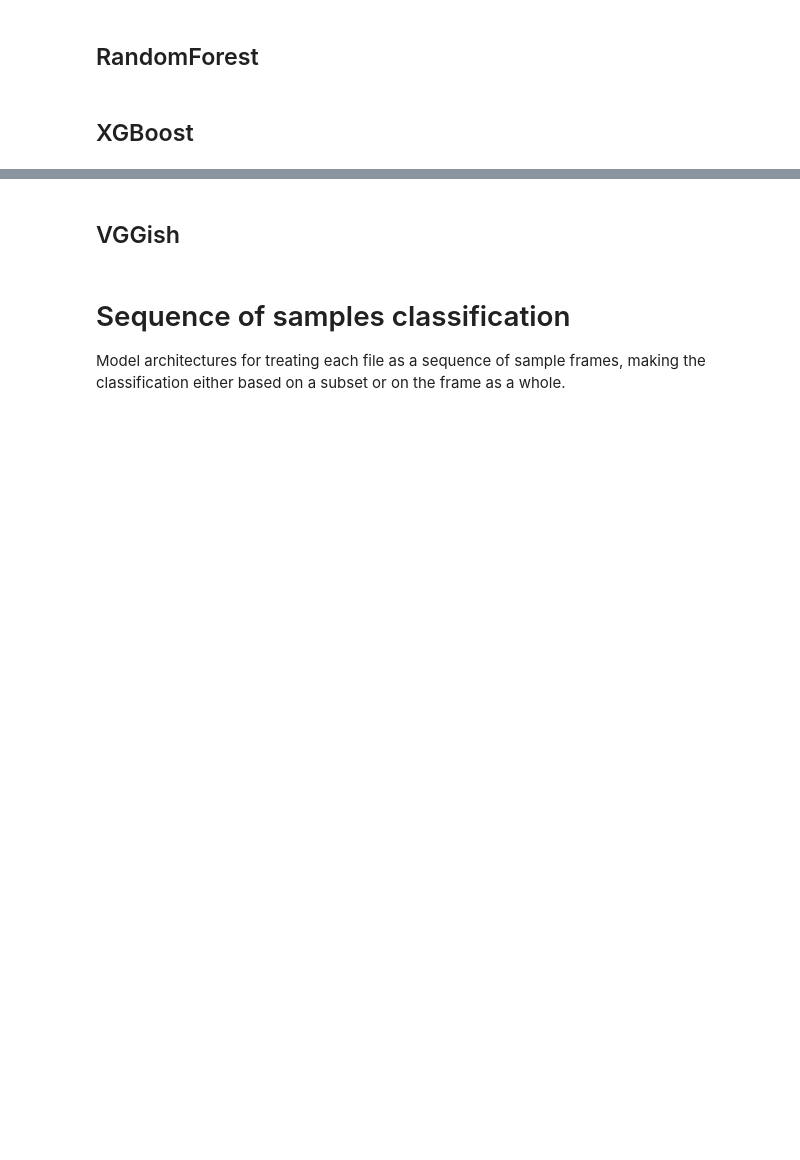
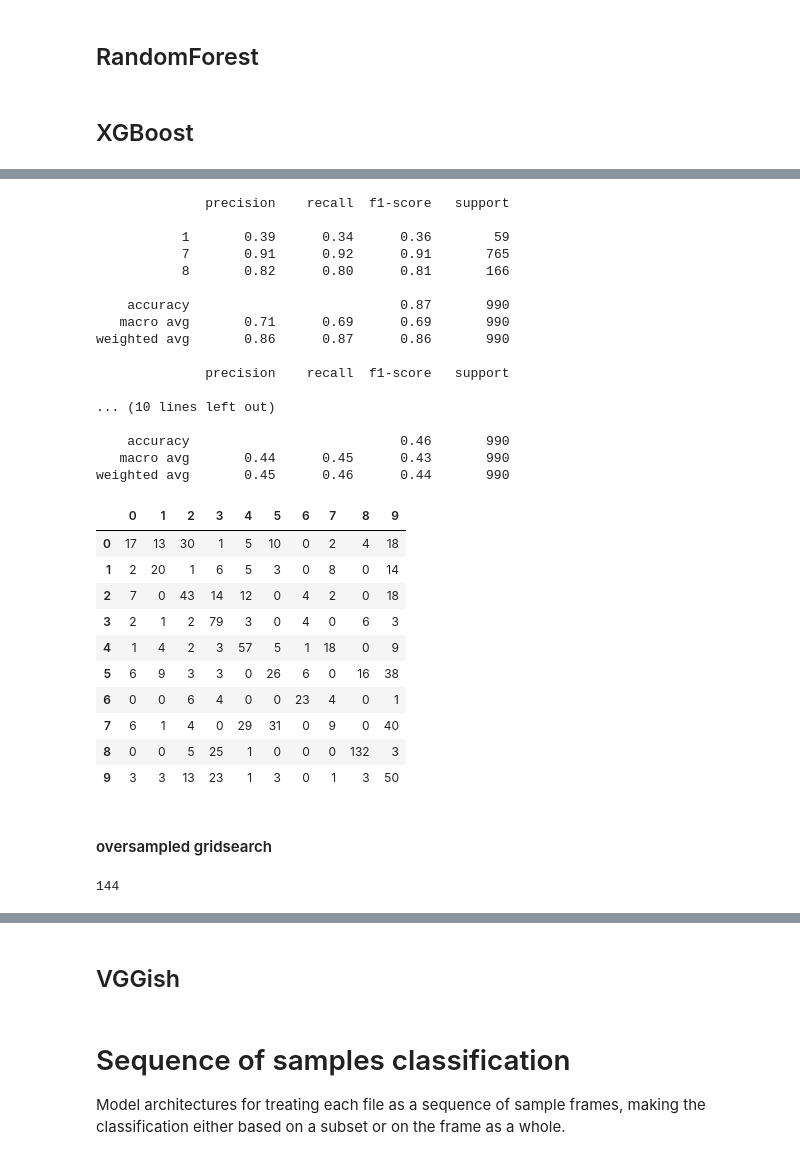
Before and after one commit to axelth/hasp, a Jupyter notebook: notebooks/axelth_849_modeling.ipynb, the cells around one changed output, grey strips where cells are left out. Drawn from its saved outputs; the diff is of its cells as text; code cells hidden in the pictures; blank space fills up the shorter version.

```diff
--- a/notebooks/axelth_849_modeling.ipynb
+++ b/notebooks/axelth_849_modeling.ipynb
@@ -124,0 +182,3 @@ weighted avg       0.48      0.49      0.47       990
+# %%
+oversampled_pipe = make_oversampled_feature_pipeline()
+oversampled_pipe
@@ -124,0 +217,7 @@ weighted avg       0.48      0.49      0.47       990
+# %%
+oversampled_pipe.set_params(estimator=XGBClassifier(n_estimators=400,
+                              learning_rate=0.025,
+                              max_depth=8,
+                              objective='multi:softmax',
+                              nthread=4),
+                           mean_mfcc__kw_args={'fmin':300, 'fmax':4000})
@@ -124,0 +242,3 @@ weighted avg       0.48      0.49      0.47       990
+# %%
+%%time
+oversampled_pipe.fit(train_fold, train_y);
@@ -124,0 +268,54 @@ weighted avg       0.48      0.49      0.47       990
+# %%
+xgb_ovsamp_val_pred = oversampled_pipe.predict(val_fold)
+print(classification_report(
+    combine_classes([1, 8], val_y),
+    combine_classes([1, 8], xgb_ovsamp_val_pred)
+))
+print(classification_report(
+     val_y,
+    xgb_ovsamp_val_pred))
+pd.DataFrame(confusion_matrix(val_y, xgb_ovsamp_val_pred),
+             index=[0,1,2,3,4,5,6,7,8,9],
+             columns=[0,1,2,3,4,5,6,7,8,9])
+# %% [output]
+              precision    recall  f1-score   support
+
+           1       0.39      0.34      0.36        59
+           7       0.91      0.92      0.91       765
+           8       0.82      0.80      0.81       166
+
+    accuracy                           0.87       990
+   macro avg       0.71      0.69      0.69       990
+weighted avg       0.86      0.87      0.86       990
+
+              precision    recall  f1-score   support
+
+... (10 lines left out)
+
+    accuracy                           0.46       990
+   macro avg       0.44      0.45      0.43       990
+weighted avg       0.45      0.46      0.44       990
+|  | 0 | 1 | 2 | 3 | 4 | 5 | 6 | 7 | 8 | 9 |
+| 0 | 17 | 13 | 30 | 1 | 5 | 10 | 0 | 2 | 4 | 18 |
+| 1 | 2 | 20 | 1 | 6 | 5 | 3 | 0 | 8 | 0 | 14 |
+| 2 | 7 | 0 | 43 | 14 | 12 | 0 | 4 | 2 | 0 | 18 |
+| 3 | 2 | 1 | 2 | 79 | 3 | 0 | 4 | 0 | 6 | 3 |
+| 4 | 1 | 4 | 2 | 3 | 57 | 5 | 1 | 18 | 0 | 9 |
+| 5 | 6 | 9 | 3 | 3 | 0 | 26 | 6 | 0 | 16 | 38 |
+| 6 | 0 | 0 | 6 | 4 | 0 | 0 | 23 | 4 | 0 | 1 |
+| 7 | 6 | 1 | 4 | 0 | 29 | 31 | 0 | 9 | 0 | 40 |
+| 8 | 0 | 0 | 5 | 25 | 1 | 0 | 0 | 0 | 132 | 3 |
+| 9 | 3 | 3 | 13 | 23 | 1 | 3 | 0 | 1 | 3 | 50 |
+# %% [markdown]
+#### oversampled gridsearch
+# %%
+mean_mfcc_grid = []
+for n_mfcc in [13, 16, 20]:#range(13, 26):
+    for n_fft in range(256, 1025, 256):
+        for fmin in [0.0, 300.0, 500.0]: #50.0, 100.0, 200.0, 300.0, 400.0, 500.0]:
+            for fmax in [None, 3000.0, 4000.0, 5000.0]: #, 4000.0, 3000.0]:
+                mean_mfcc_grid.append({'sr':16000, 'n_mfcc': n_mfcc, 'n_fft': n_fft,
+                                       'hop_length': 128, 'fmin': fmin, 'fmax': fmax})
+len(mean_mfcc_grid)
+# %% [output]
+144
```
Also changed, not shown: parts of 21 cells of this notebook, 3 other files.
